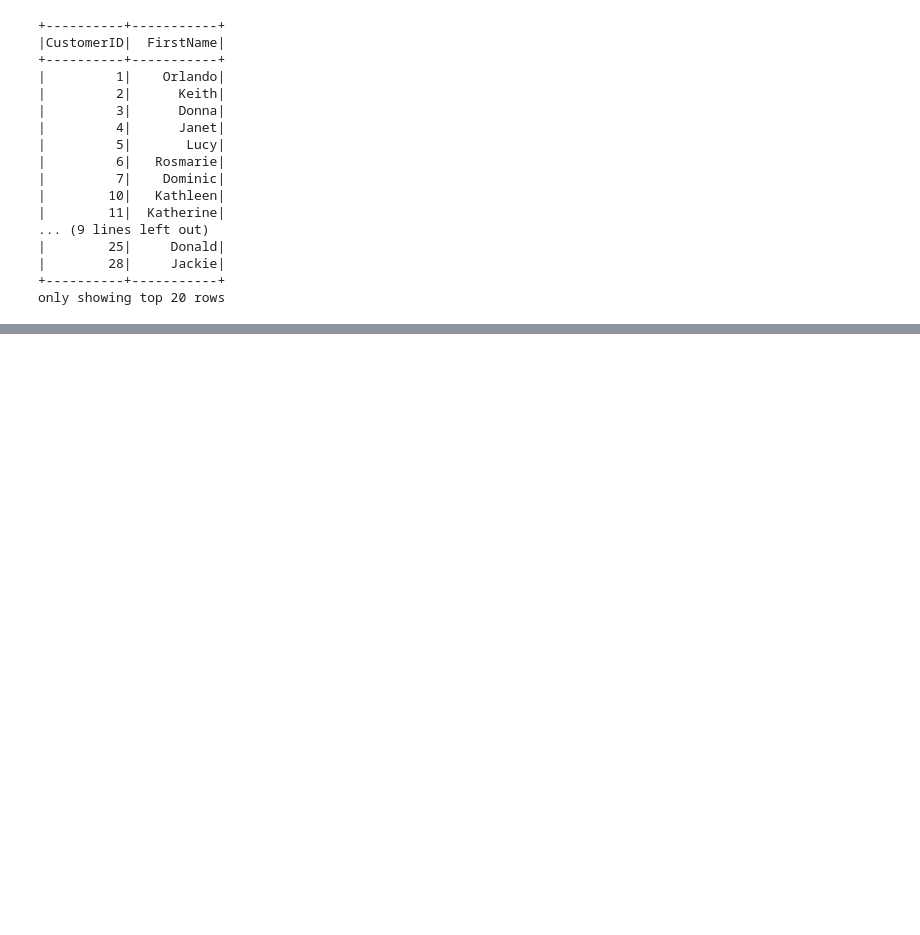
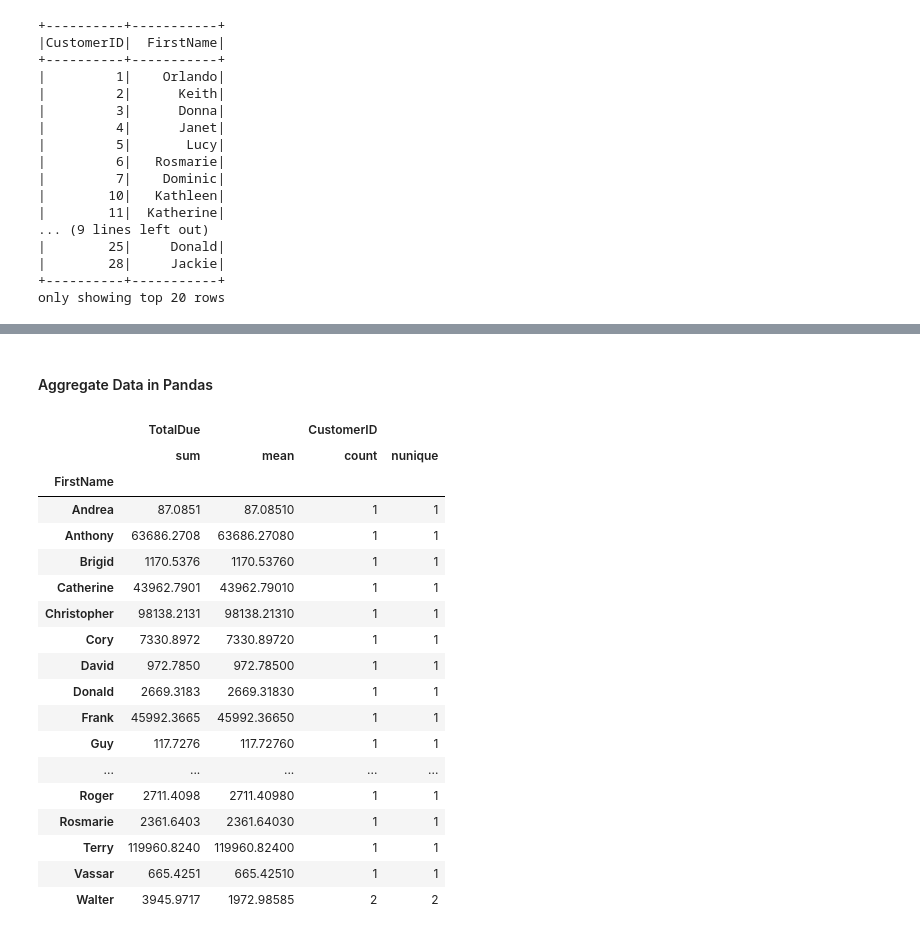
Before and after one commit to alonsoaca/pandas-spark-sql, a Jupyter notebook: aw_pandas_demo.ipynb, the cells around one changed output, grey strips where cells are left out. Saved outputs shown, nothing was run; the diff lists cells and outputs as text; code cells hidden in the pictures; blank space fills up the shorter version.

```diff
--- a/aw_pandas_demo.ipynb
+++ b/aw_pandas_demo.ipynb
@@ -375,0 +394,31 @@ only showing top 20 rows
+# %% [markdown]
+#### Aggregate Data in Pandas
+# %%
+
+
+df_customer_sales_pandas.groupby("FirstName").agg(
+    {
+        "TotalDue": ["sum","mean"],
+        "CustomerID": ["count", pd.Series.nunique]
+    }
+    )
+# %% [output]
+|  | TotalDue |  | CustomerID |  |
+|  | sum | mean | count | nunique |
+| FirstName |  |  |  |  |
+| Andrea | 87.0851 | 87.08510 | 1 | 1 |
+| Anthony | 63686.2708 | 63686.27080 | 1 | 1 |
+| Brigid | 1170.5376 | 1170.53760 | 1 | 1 |
+| Catherine | 43962.7901 | 43962.79010 | 1 | 1 |
+| Christopher | 98138.2131 | 98138.21310 | 1 | 1 |
+| Cory | 7330.8972 | 7330.89720 | 1 | 1 |
+| David | 972.7850 | 972.78500 | 1 | 1 |
+| Donald | 2669.3183 | 2669.31830 | 1 | 1 |
+| Frank | 45992.3665 | 45992.36650 | 1 | 1 |
+| Guy | 117.7276 | 117.72760 | 1 | 1 |
+| ... | ... | ... | ... | ... |
+| Roger | 2711.4098 | 2711.40980 | 1 | 1 |
+| Rosmarie | 2361.6403 | 2361.64030 | 1 | 1 |
+| Terry | 119960.8240 | 119960.82400 | 1 | 1 |
+| Vassar | 665.4251 | 665.42510 | 1 | 1 |
+| Walter | 3945.9717 | 1972.98585 | 2 | 2 |
```
Also changed, not shown: parts of 26 cells of this notebook, 1 other file.
